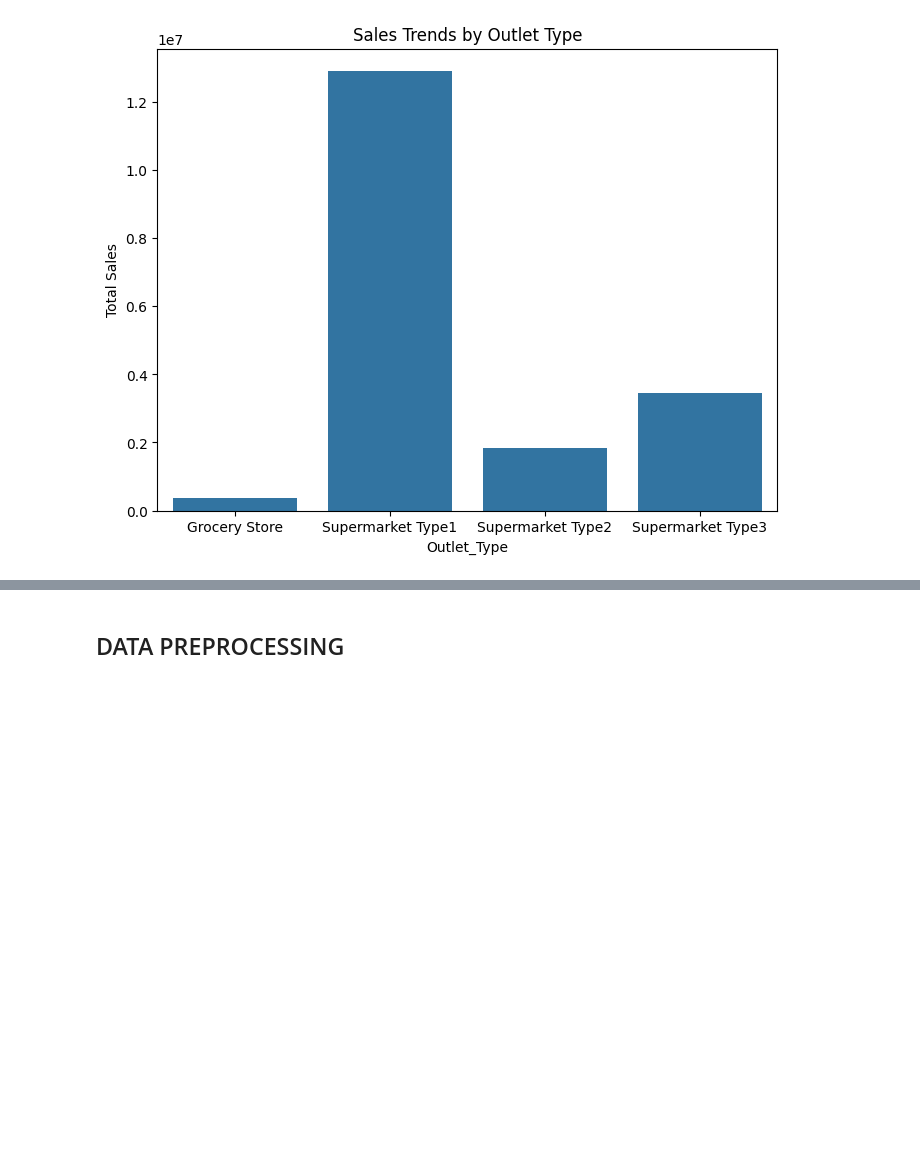
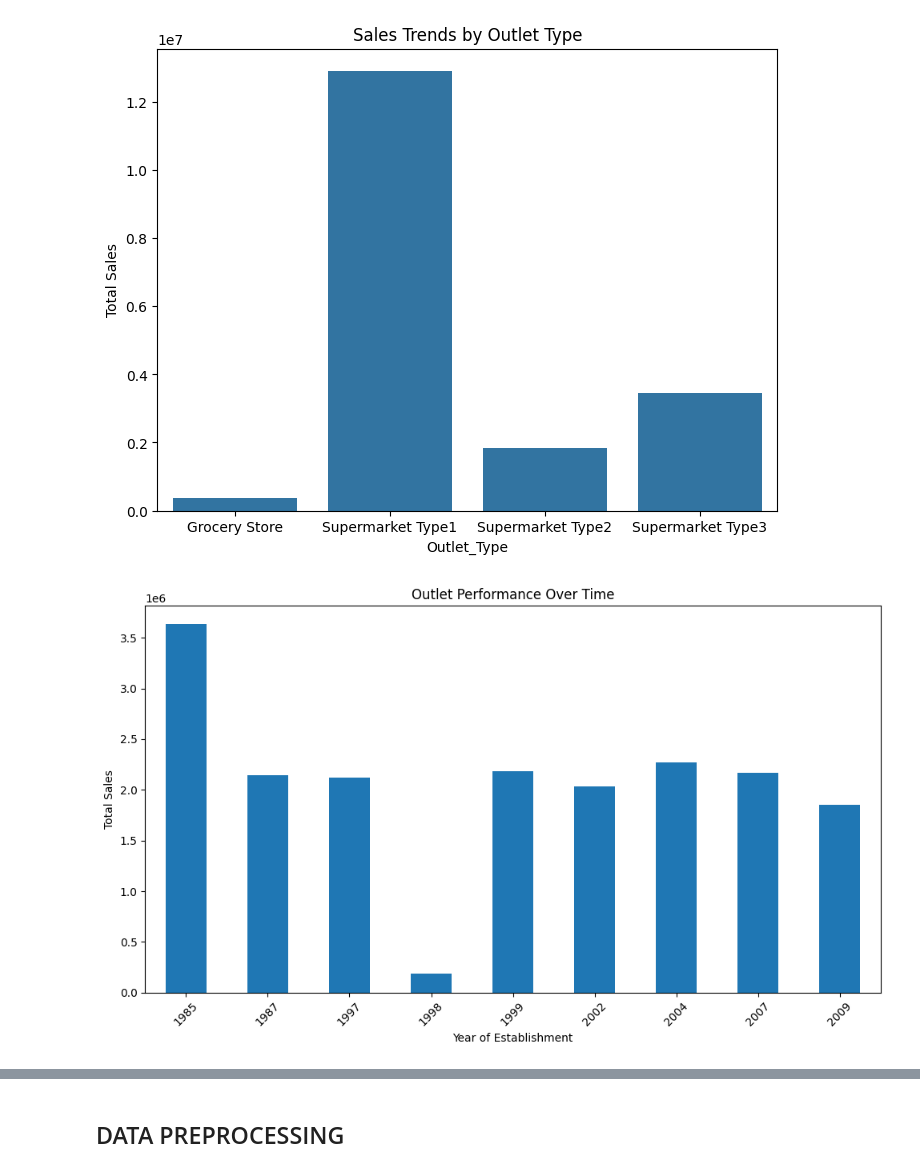
Before and after one commit to amalsalilan/GrocerGenius_AI_Based_Supermarket_Sales_Prediction_Infosys_Internship_Oct2024, a Jupyter notebook: GrocerGenius.ipynb, the cells around one changed output, grey strips where cells are left out. Saved outputs shown, nothing was run; the diff lists cells and outputs as text; code cells hidden in the pictures; blank space fills up the shorter version.

```diff
--- a/GrocerGenius.ipynb
+++ b/GrocerGenius.ipynb
@@ -288,3 +288,83 @@ plt.ylabel('Total Sales')
 plt.show()
 # %% [output]
 [figure]
+# %%
+import pandas as pd
+import matplotlib.pyplot as plt
+
+# Grouping and plotting sales by outlet establishment year
+sales_by_year = df.groupby('Outlet_Establishment_Year')['Item_Outlet_Sales'].sum()
+plt.figure(figsize=(10, 6))
+sales_by_year.plot(kind='bar', title='Outlet Performance Over Time')
+plt.xlabel('Year of Establishment')
+plt.ylabel('Total Sales')
+plt.xticks(rotation=45)
+plt.tight_layout()
+plt.show()
+
+# Grouping and plotting sales by outlet size
+sales_by_size = df.groupby('Outlet_Size')['Item_Outlet_Sales'].sum()
+plt.figure(figsize=(8, 6))
+sales_by_size.plot(kind='bar', title='Sales by Outlet Size', color='orange')
+plt.xlabel('Outlet Size')
+plt.ylabel('Total Sales')
+plt.xticks(rotation=0)
+plt.tight_layout()
+plt.show()
+
+# Grouping and plotting sales by location tier
+sales_by_tier = df.groupby('Outlet_Location_Type')['Item_Outlet_Sales'].sum()
+plt.figure(figsize=(8, 6))
+sales_by_tier.plot(kind='bar', title='Sales by Outlet Location Tier', color='green')
+plt.xlabel('Location Tier')
+plt.ylabel('Total Sales')
+plt.xticks(rotation=0)
+plt.tight_layout()
+plt.show()
+
+# Binning MRP into ranges and plotting sales
+df['MRP_Range'] = pd.cut(df['Item_MRP'], bins=[0, 50, 100, 150, 200, 250, 300], labels=['0-50', '50-100', '100-150', '150-200', '200-250', '250-300'])
+sales_by_mrp_range = df.groupby('MRP_Range')['Item_Outlet_Sales'].sum()
+plt.figure(figsize=(10, 6))
+sales_by_mrp_range.plot(kind='bar', title='Sales by MRP Range', color='purple')
+plt.xlabel('MRP Range')
+plt.ylabel('Total Sales')
+plt.xticks(rotation=0)
+plt.tight_layout()
+plt.show()
+
+# Binning visibility into ranges and plotting sales
+df['Visibility_Range'] = pd.cut(df['Item_Visibility'], bins=[0, 0.05, 0.1, 0.15, 0.2, 0.25, 1], labels=['0-0.05', '0.05-0.1', '0.1-0.15', '0.15-0.2', '0.2-0.25', '0.25-1'])
+sales_by_visibility = df.groupby('Visibility_Range')['Item_Outlet_Sales'].sum()
+plt.figure(figsize=(10, 6))
+sales_by_visibility.plot(kind='bar', title='Sales by Visibility Range', color='teal')
+plt.xlabel('Visibility Range')
+plt.ylabel('Total Sales')
+plt.xticks(rotation=0)
+plt.tight_layout()
+plt.show()
+
+# Grouping and plotting sales by fat content
+sales_by_fat_content = df.groupby('Item_Fat_Content')['Item_Outlet_Sales'].sum()
+plt.figure(figsize=(8, 6))
+sales_by_fat_content.plot(kind='bar', title='Sales by Item Fat Content', color='coral')
+plt.xlabel('Fat Content')
+plt.ylabel('Total Sales')
+plt.xticks(rotation=0)
+plt.tight_layout()
+plt.show()
+
+# Finding top-performing products for each outlet type
+top_products_by_outlet = df.groupby(['Outlet_Type', 'Item_Type'])['Item_Outlet_Sales'].sum().unstack()
+top_item_types = data.groupby('Item_Type')['Item_Outlet_Sales'].sum().nlargest(5).index
+filtered_top_products = top_products_by_outlet[top_item_types]
+filtered_top_products.plot(kind='bar', figsize=(14, 8), width=0.8)
+plt.title('Top 5 Item Types by Sales in Different Outlet Types')
+plt.xlabel('Outlet Type')
+plt.ylabel('Total Sales')
+plt.xticks(rotation=45)
+plt.legend(title='Item Type', bbox_to_anchor=(1.05, 1), loc='upper left')
+plt.tight_layout()
+plt.show()
+# %% [output]
+[figure, added]
```
Also changed, not shown: parts of 1 cell of this notebook.
